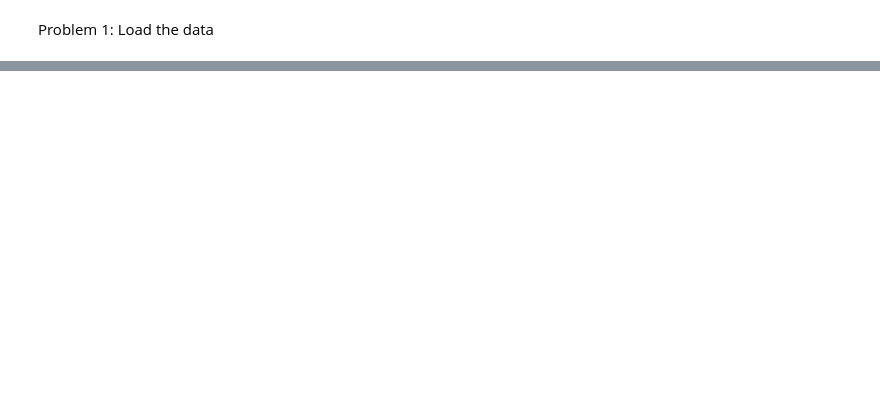
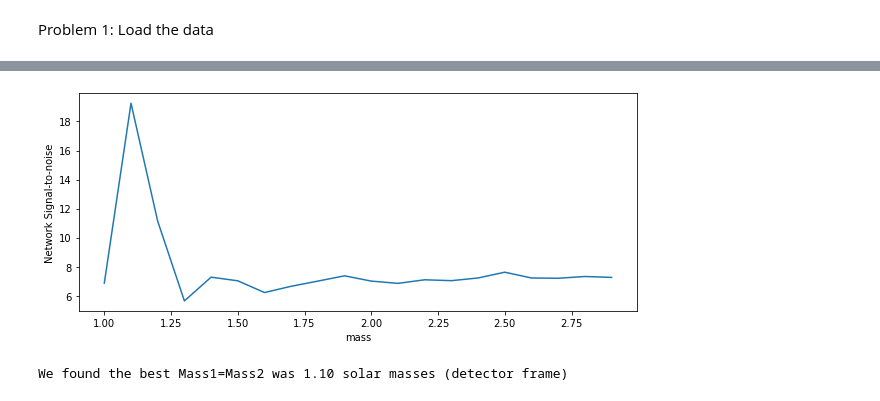
Before and after one commit to margheritawar/PRA3024, a Jupyter notebook: GWDAcorrect.ipynb, the cells around one changed output, grey strips where cells are left out. Cells and saved outputs as stored; diff of their text form; code cells hidden in the pictures; blank space fills up the shorter version.

```diff
--- a/GWDAcorrect.ipynb
+++ b/GWDAcorrect.ipynb
@@ -186,0 +179,15 @@ pylab.show()
+# %%
+#finding the mass at which the
+nsnr = (np.array(snrs['H1'])**2 + np.array(snrs['L1'])**2)**0.5
+ii = np.where(nsnr == max(nsnr)) #find max mass where snr is max, match filtering
+pylab.figure(figsize=[10, 4])
+pylab.plot(mass1, nsnr)
+
+pylab.ylabel('Network Signal-to-noise')
+pylab.xlabel('mass')
+pylab.show()
+
+print("We found the best Mass1=Mass2 was %2.2f solar masses (detector frame)" % mass1[ii])
+# %% [output]
+[figure, added]
+We found the best Mass1=Mass2 was 1.10 solar masses (detector frame)
```
Also changed, not shown: parts of 14 cells of this notebook.
